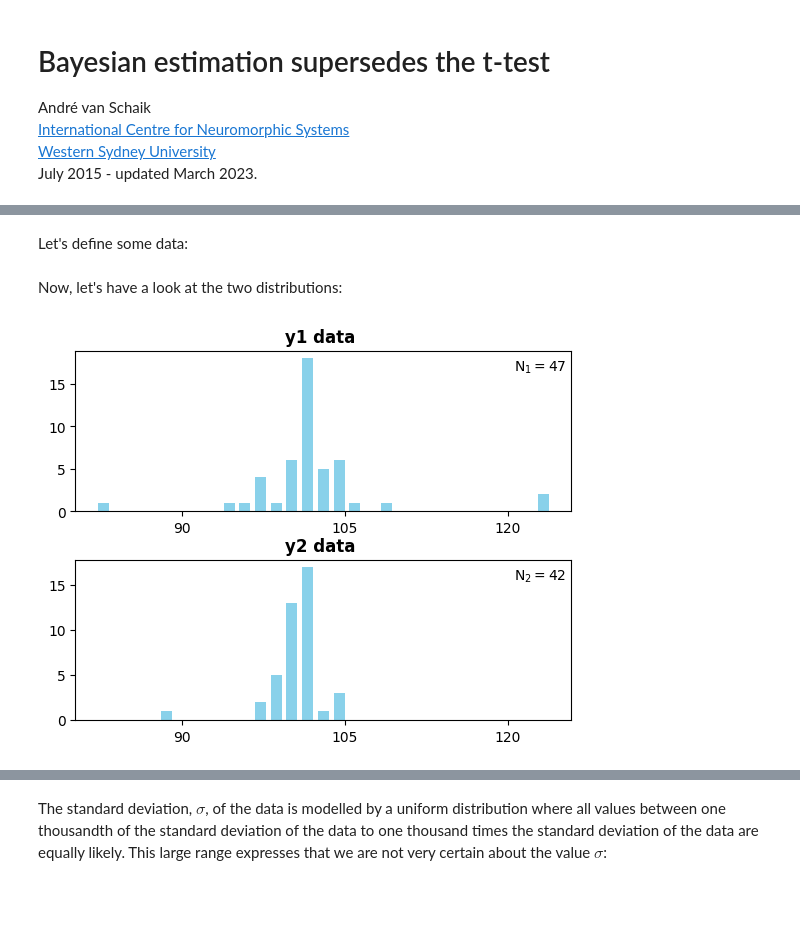
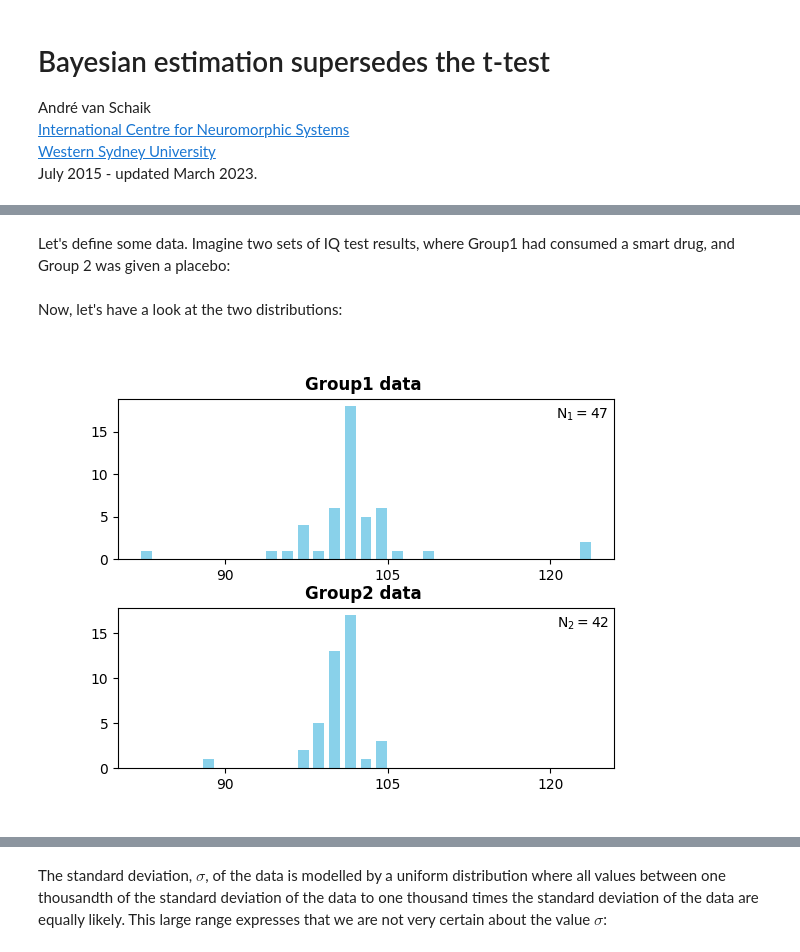
Before and after one commit to vschaik/BEST, a Jupyter notebook: BEST.ipynb, the cells around one changed output, grey strips where cells are left out. Cells and saved outputs as stored; diff of their text form; code cells hidden in the pictures; blank space fills up the shorter version.

```diff
--- a/BEST.ipynb
+++ b/BEST.ipynb
@@ -21,5 +22,5 @@ import matplotlib.pyplot as plt
-# %% [markdown]
-Let's define some data:
+# %% [markdown]
+Let's define some data. Imagine two sets of IQ test results, where Group1 had consumed a smart drug, and Group 2 was given a placebo:
 # %%
 # group 1
 name1 = 'Group1'
@@ -37,14 +38,14 @@ Now, let's have a look at the two distributions:
 # %%
 n_bins = 30
 y = np.concatenate((y1,y2))
 bins = np.linspace(np.min(y),np.max(y),n_bins)
 ax = plt.subplot(2,1,1)
-plot_data(y1, ax, bins = bins, group = 1, name = 'y1')
+plot_data(y1, ax, bins = bins, group = 1, name = 'Group1')
 ax = plt.subplot(2,1,2)
-plot_data(y2, ax, bins = bins, group = 2, name = 'y2')
+plot_data(y2, ax, bins = bins, group = 2, name = 'Group2')
 plt.subplots_adjust(hspace=0.3)
 # %% [output]
-[figure, old version]
+[figure, new version]
 # %% [markdown]
 These data distributions look fairly Normal, but they clearly contains outliers. In order to deal with this, we model the data as a t-distribution characterised by a mean, $\mu$, a standard deviation, $\sigma$, and a normality parameter, $\nu$. The normality parameter makes the distribution more Normal if $\nu$ is large (over 30), and gives it bigger tails if $\nu$ gets closer to 1.
 
```
Also changed, not shown: parts of 15 cells of this notebook, 2 other files.
